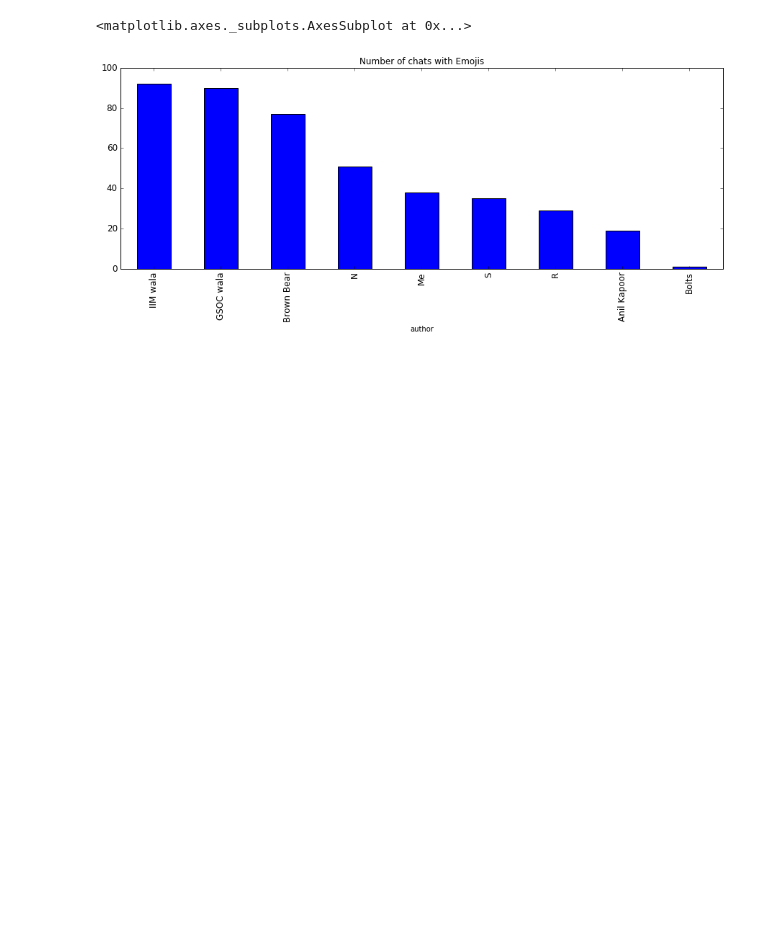
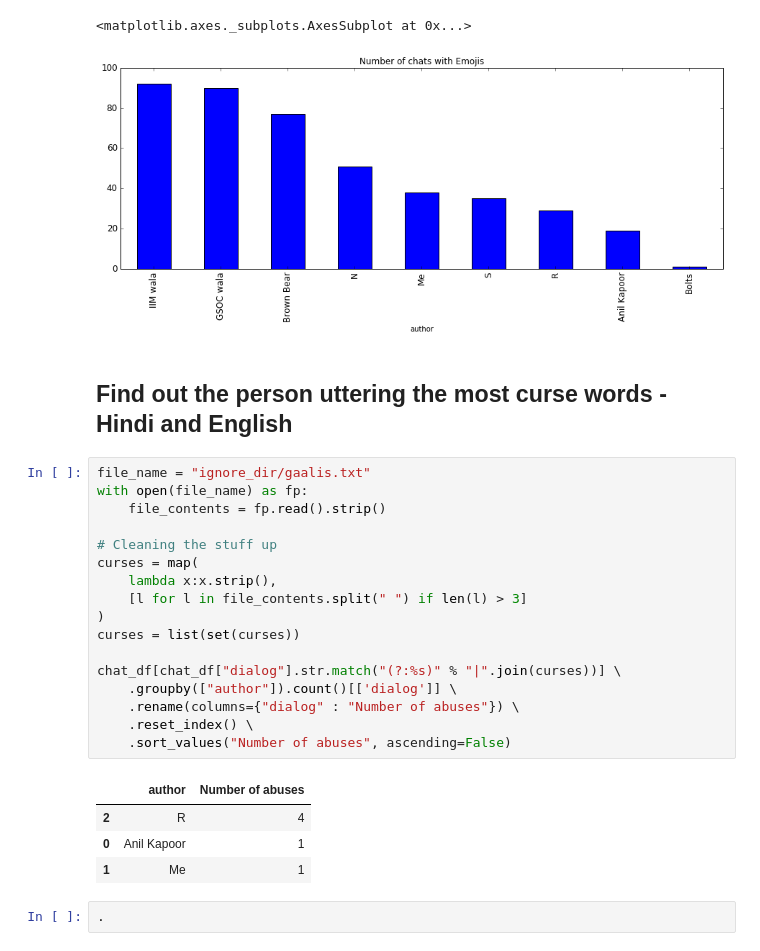
Before and after one commit to gnithin/playground, a Jupyter notebook: python/whatsapp-analysis/Whatsapp Analysis.ipynb, the cells around one changed output. Drawn from its saved outputs; the diff is of its cells as text; blank space fills up the shorter version.

```diff
--- a/python/whatsapp-analysis/Whatsapp Analysis.ipynb
+++ b/python/whatsapp-analysis/Whatsapp Analysis.ipynb
@@ -123,3 +123,29 @@ chat_df[chat_df['dialog'].str.match(u'[\U0001f600-\U0001f650]')][['author', 'dia
 # %% [output]
 <matplotlib.axes._subplots.AxesSubplot at 0x...>
 [figure]
+# %% [markdown]
+## Find out the person uttering the most curse words - Hindi and English
+# %%
+file_name = "ignore_dir/gaalis.txt"
+with open(file_name) as fp:
+    file_contents = fp.read().strip()
+
+# Cleaning the stuff up
+curses = map(
+    lambda x:x.strip(),
+    [l for l in file_contents.split(" ") if len(l) > 3]
+)
+curses = list(set(curses))
+
+chat_df[chat_df["dialog"].str.match("(?:%s)" % "|".join(curses))] \
+    .groupby(["author"]).count()[['dialog']] \
+    .rename(columns={"dialog" : "Number of abuses"}) \
+    .reset_index() \
+    .sort_values("Number of abuses", ascending=False)
+# %% [output]
+|  | author | Number of abuses |
+| 2 | R | 4 |
+| 0 | Anil Kapoor | 1 |
+| 1 | Me | 1 |
+# %%
+.
```
Also changed, not shown: 1 other file.
